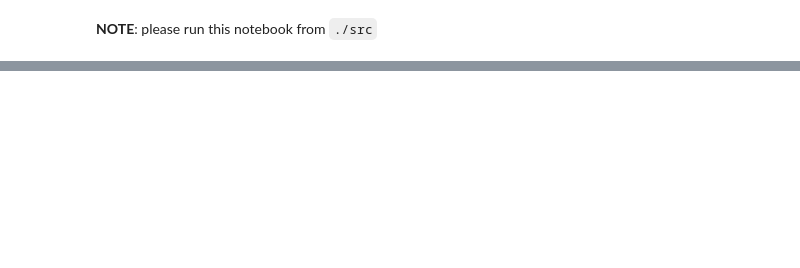
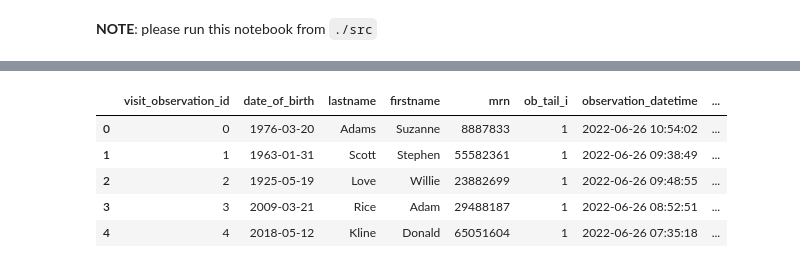
Before and after one commit to HYLODE/HyUi, a Jupyter notebook: src/api/perrt/perrt.ipynb, the cells around one changed output, grey strips where cells are left out. Drawn from its saved outputs; the diff is of its cells as text; code cells hidden in the pictures; blank space fills up the shorter version.

```diff
--- a/src/api/perrt/perrt.ipynb
+++ b/src/api/perrt/perrt.ipynb
@@ -30,0 +102,11 @@ assert len(df["id_in_application"].value_counts()) == 9
+# %%
+df.replace({'id_in_application': obs_types_inverse}, inplace=True)
+# %%
+df.head()
+# %% [output]
+|  | visit_observation_id | date_of_birth | lastname | firstname | mrn | ob_tail_i | observation_datetime | ... |
+| 0 | 0 | 1976-03-20 | Adams | Suzanne | 8887833 | 1 | 2022-06-26 10:54:02 | ... |
+| 1 | 1 | 1963-01-31 | Scott | Stephen | 55582361 | 1 | 2022-06-26 09:38:49 | ... |
+| 2 | 2 | 1925-05-19 | Love | Willie | 23882699 | 1 | 2022-06-26 09:48:55 | ... |
+| 3 | 3 | 2009-03-21 | Rice | Adam | 29488187 | 1 | 2022-06-26 08:52:51 | ... |
+| 4 | 4 | 2018-05-12 | Kline | Donald | 65051604 | 1 | 2022-06-26 07:35:18 | ... |
```
Also changed, not shown: parts of 27 cells of this notebook, 1 other file.
